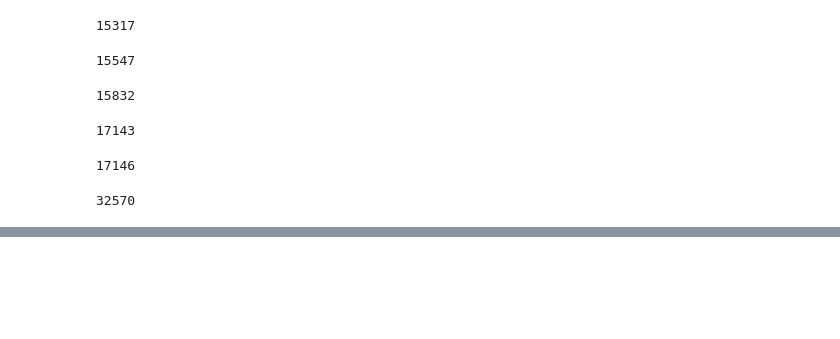
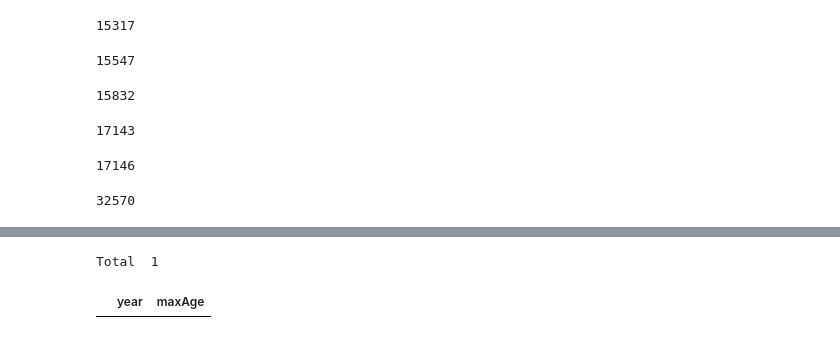
Before and after one commit to gunharth/120-years-of-Olympic-history, a Jupyter notebook: 02_Olympics.ipynb, the cells around one changed output, grey strips where cells are left out. Saved outputs shown, nothing was run; the diff lists cells and outputs as text; code cells hidden in the pictures; blank space fills up the shorter version.

```diff
--- a/02_Olympics.ipynb
+++ b/02_Olympics.ipynb
@@ -134,0 +136,30 @@ Total  313
+# %%
+result = g.query("""
+PREFIX ex: <http://example.org/ontology/olympics/>
+PREFIX rdfs: <http://www.w3.org/2000/01/rdf-schema#>
+PREFIX foaf: <http://xmlns.com/foaf/0.1/>
+PREFIX dbo: <http://dbpedia.org/ontology/>
+
+SELECT ?year (MAX(?age) As ?maxAge)
+WHERE {
+ ?instance ex:games   ?games ;
+           ex:event   ?event ;
+           ex:athlete ?athlete .
+
+ ?event rdfs:subClassOf <http://example.org/resource/olympics/sport/AlpineSkiing> .
+
+ ?games dbo:year ?year .
+
+ ?athlete foaf:age ?age .
+}
+GROUP BY ?year ORDER BY ?year
+""")
+
+print("Total ",len(result))
+
+df = pd.DataFrame(result, columns=result.vars)
+df.index +=1
+df
+# %% [output]
+Total  1
+|  | year | maxAge |
```
Also changed, not shown: parts of 8 cells of this notebook, 3 other files.
